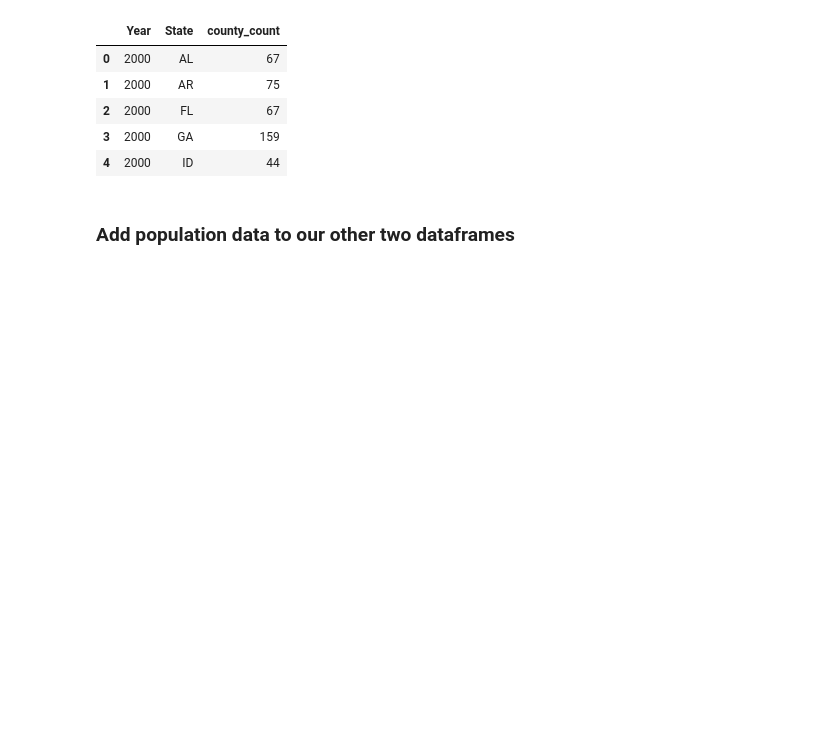
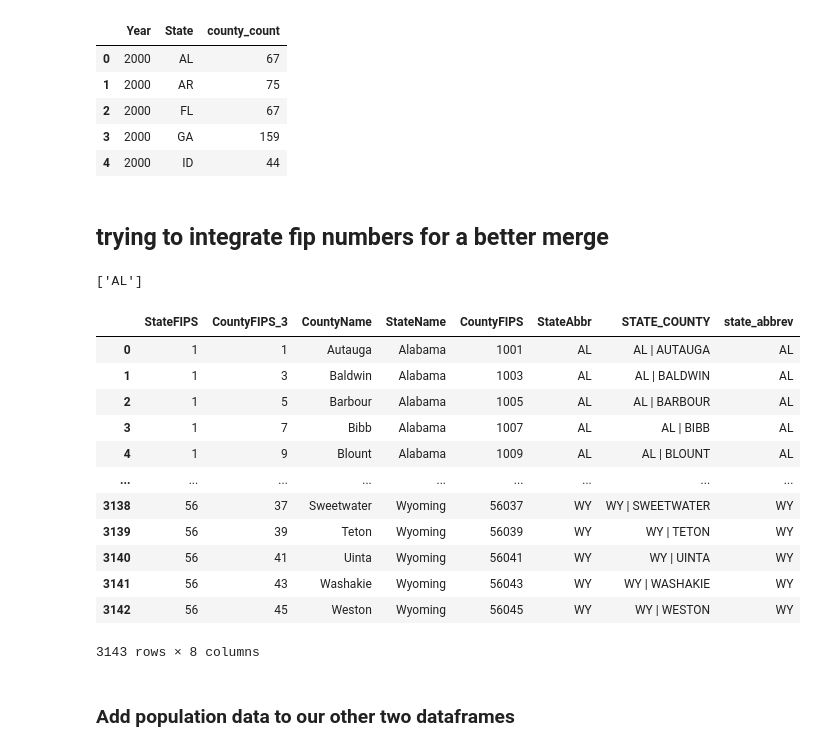
Before and after one commit to abzdel/Opioid-Analysis, a Jupyter notebook: 02_clean_data.ipynb, the cells around one changed output. Cells and saved outputs as stored; diff of their text form; code cells hidden in the pictures; blank space fills up the shorter version.

Commit message:
adding fip data and mapped to df, trying to figure out best way to merge

```diff
--- a/02_clean_data.ipynb
+++ b/02_clean_data.ipynb
@@ -366,6 +368,37 @@ for state in states:
 # fip code addition
 
 #pd.read_html("https://transition.fcc.gov/oet/info/maps/census/fips/fips.txt")
+# %% [markdown]
+## trying to integrate fip numbers for a better merge
+# %%
+fips = pd.read_csv("https://github.com/ChuckConnell/articles/raw/master/fips2county.tsv", sep="\t")
+# %%
+def get_keys_from_value(d, val):
+    return [k for k, v in d.items() if v == val]
+
+
+keys = get_keys_from_value(abbrev_to_us_state, 'Alabama')
+keys
+# %% [output]
+['AL']
+# %%
+fips["state_abbrev"] = fips["StateName"].apply(lambda x: get_keys_from_value(abbrev_to_us_state, x)[0])
+# %%
+fips
+# %% [output]
+|  | StateFIPS | CountyFIPS_3 | CountyName | StateName | CountyFIPS | StateAbbr | STATE_COUNTY | state_abbrev |
+| 0 | 1 | 1 | Autauga | Alabama | 1001 | AL | AL | AUTAUGA | AL |
+| 1 | 1 | 3 | Baldwin | Alabama | 1003 | AL | AL | BALDWIN | AL |
+| 2 | 1 | 5 | Barbour | Alabama | 1005 | AL | AL | BARBOUR | AL |
+| 3 | 1 | 7 | Bibb | Alabama | 1007 | AL | AL | BIBB | AL |
+| 4 | 1 | 9 | Blount | Alabama | 1009 | AL | AL | BLOUNT | AL |
+| ... | ... | ... | ... | ... | ... | ... | ... | ... |
+| 3138 | 56 | 37 | Sweetwater | Wyoming | 56037 | WY | WY | SWEETWATER | WY |
+| 3139 | 56 | 39 | Teton | Wyoming | 56039 | WY | WY | TETON | WY |
+| 3140 | 56 | 41 | Uinta | Wyoming | 56041 | WY | WY | UINTA | WY |
+| 3141 | 56 | 43 | Washakie | Wyoming | 56043 | WY | WY | WASHAKIE | WY |
+| 3142 | 56 | 45 | Weston | Wyoming | 56045 | WY | WY | WESTON | WY |
+3143 rows × 8 columns
 # %% [markdown]
 ### Add population data to our other two dataframes
 # %%
```
Also changed, not shown: parts of 1 cell of this notebook, 1 other file.
